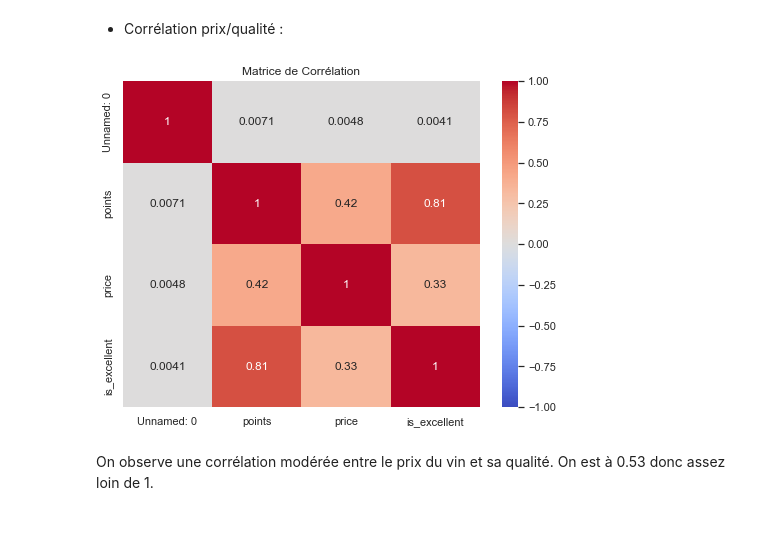
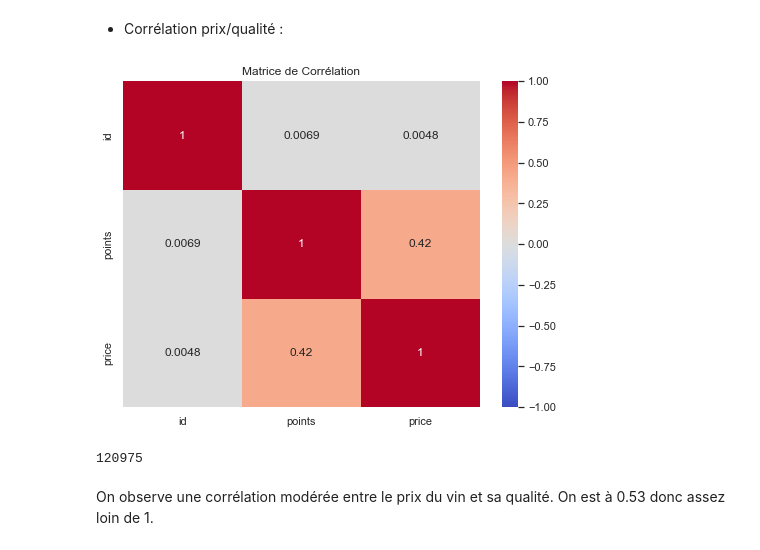
Before and after one commit to Tritri178/projet-data-2, a Jupyter notebook: notebook.ipynb, the cells around one changed output. Saved outputs shown, nothing was run; the diff lists cells and outputs as text; code cells hidden in the pictures.

```diff
--- a/notebook.ipynb
+++ b/notebook.ipynb
@@ -19,19 +19,26 @@ Avant de commencer à analyser notre de base de données, on doit nettoyer son c
 
 Le code suivant permet de faire ceci :
 # %%
-path='winemag-data-130k-v2.csv'
-data=pd.read_csv(path)
+csv_file='winemag-data-130k-v2.csv'
 
-# Extract X (price) and y (points)
-x = data['price'].values
-y = data['points'].values
 
-print('Avant le nettoyage de donnees nous avons', len(x), 'elements')
+def nettoyage_et_export(csv_file, output_file):
 
-# Remove any rows where price is NaN
-valid_indices = ~np.isnan(x) & ~np.isnan(y)
-x = x[valid_indices]
-y = y[valid_indices]
+    data = pd.read_csv(csv_file)
+    print(f"Avant le nettoyage : {len(data)} éléments")
 
-print('apres le nettoyage de donnees nous avons', len(x), 'elements')
+
+    data_clean = data.dropna(subset=['price', 'points'])
+    data_clean = data_clean[data_clean['price'] > 0]
+
+    print(f"Après le nettoyage : {len(data_clean)} éléments")
+
+    data_clean.to_csv(output_file, index=False)
+    print(f"Nouveau jeu de données sauvegardé sous : {output_file}")
+
+
+
+nettoyage_et_export(csv_file, 'data_cleaned.csv')
+
+data=pd.read_csv('data_cleaned.csv')
 # %% [output]
@@ -81,19 +84,19 @@ D'après le graphique, on remarque qu'on ne peut pas traiter tous les vins de la
 # %% [markdown]
 - Corrélation prix/qualité :
 # %%
-#code ia, à interpréter
-# Calcul de la corrélation
-# On ne garde que les colonnes numériques
-numeric_df = fichier.select_dtypes(include=['float64', 'int64'])
+
+numeric_df = data.select_dtypes(include=['float64', 'int64'])
 corr_matrix = numeric_df.corr()
 
-# Affichage de la Heatmap
 plt.figure(figsize=(8, 6))
 sns.heatmap(corr_matrix, annot=True, cmap='coolwarm', vmin=-1, vmax=1)
 plt.title('Matrice de Corrélation')
 plt.show()
+
+print(len(x))
 # %% [output]
-[figure, old version]
+[figure, new version]
+120975
 # %% [markdown]
 On observe une corrélation modérée entre le prix du vin et sa qualité. On est à 0.53 donc assez loin de 1.
 # %% [markdown]
```
Also changed, not shown: parts of 12 cells of this notebook.
